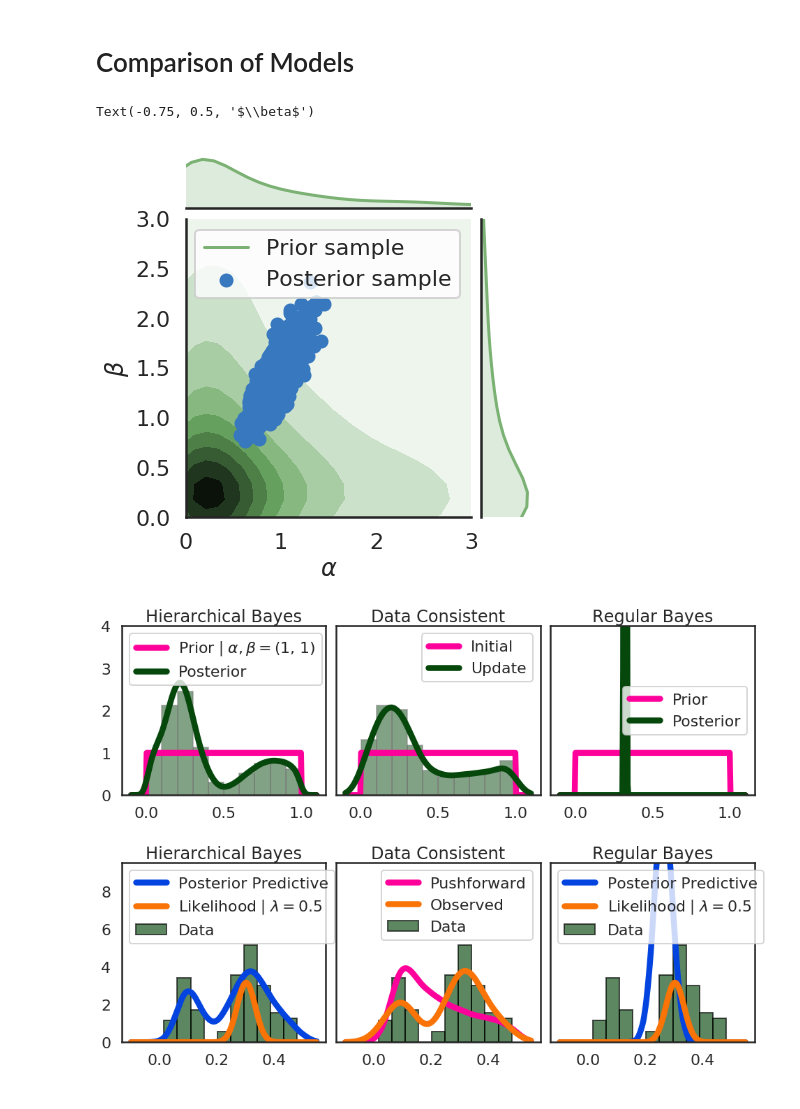
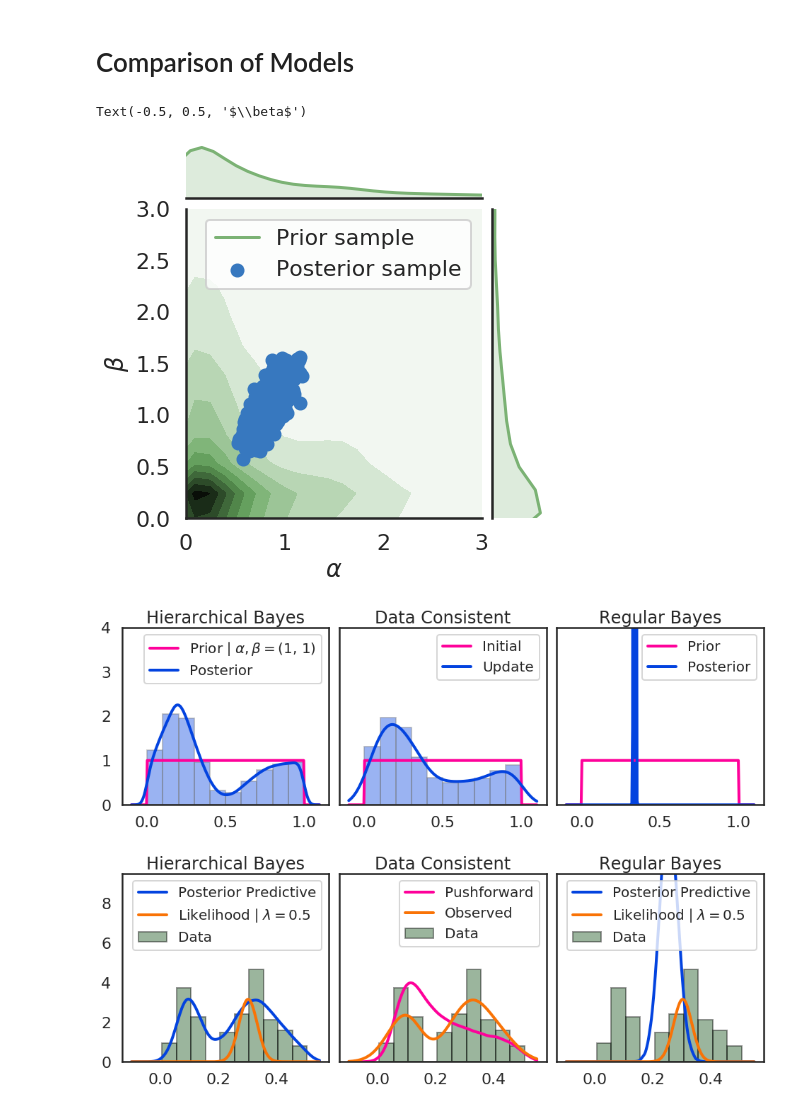
Before and after one commit to mathematicalmichael/jsm19, a Jupyter notebook: SIAM_CSE19_Poster-Distribution.ipynb, the cells around one changed output. Cells and saved outputs as stored; diff of their text form; code cells hidden in the pictures.

Commit message:
updated images.

```diff
--- a/SIAM_CSE19_Poster-Distribution.ipynb
+++ b/SIAM_CSE19_Poster-Distribution.ipynb
@@ -66,7 +63,7 @@ start_time = 1
 end_time = 3
 sigma2 = 1E-3
 sigma = np.sqrt(sigma2) # fixed noise level in the data
-data_n = 150
+data_n = 100
 sample_size = 800
 ####
 # %% [markdown]
@@ -331,11 +330,12 @@ hyper_figure.fig.set_figwidth(6.5)
 hyper_figure.ax_joint.set_xlabel('$\\alpha$')
 hyper_figure.ax_joint.set_ylabel('$\\beta$')
 # %% [output]
-Text(-0.75, 0.5, '$\\beta$')
+Text(-0.5, 0.5, '$\\beta$')
-[figure, old version]
+[figure, new version]
 # %%
-plt.rcParams.update({'font.size': 28,'lines.linewidth':8.5})
+plt.rcParams.update({'font.size': 24,'lines.linewidth':4})
 # plt.rcParams['figure.figsize'] = 20, 20
+legend_fsize = 20
 # %%
 # posterior kdes for plotting
 posterior_kde=sps.gaussian_kde(bayes_sample)
@@ -354,7 +354,7 @@ fig_objects.set_figheight(fig_objects.get_figwidth()/2.5)
 # c_prior = 'xkcd:medium green'
 # c_post = 'xkcd:windows blue'
 c_prior = 'xkcd:neon pink'
-c_post = 'xkcd:forest green'
+c_post = 'xkcd:blue'
 
 #### plot the parameter space (first row)
 x_lam = np.linspace(-0.1,1.1,250)
@@ -371,41 +371,41 @@ ax.plot(x_lam,sps.beta.pdf(x_lam,a=1,b=1),color=c_prior,
                    label='Prior$\mid \\alpha,\\beta = $'+str((1,1)))
 
 # posterior for hierarchical bayes
-ax.hist(bayes_sample,density=True,color=c_post,alpha=0.5,edgecolor='gray')
+ax.hist(bayes_sample,density=True,color=c_post,alpha=0.4,edgecolor='gray')
 ax.plot(x_lam,posterior_kde(x_lam),label='Posterior',color=c_post)
-ax.legend(loc=2)
+ax.legend(loc=1, fontsize=legend_fsize)
 ax.set_title('Hierarchical Bayes')
 
 
 ## DATA CONSISTENT
 ax = axes[1]
 # Initial for Data Consistent
 ax.plot(x_lam,lam_init.pdf(x_lam),label='Initial',color=c_prior)
 
 # Update for Data Consistent
-ax.hist(updated_sample,density=True,color=c_post,alpha=0.5,edgecolor='gray')
+ax.hist(updated_sample,density=True,color=c_post,alpha=0.4,edgecolor='gray')
 ax.plot(x_lam,updated_dist(x_lam),label='Update',color=c_post)
-ax.legend()
+ax.legend(loc=1, fontsize=legend_fsize)
 ax.set_title('Data Consistent')
 
 
 ## Bad Posterior
 ax = axes[2]
 
 # Prior for Bad Bayes
 ax.plot(x_lam,lam_init.pdf(x_lam),label='Prior',color=c_prior)
 
 # Posterior for Bad Bayes
 ax.hist(bad_bayes_sample,density=True,color=c_post, edgecolor=c_post,alpha=0.7)
 ax.plot(x_lam,bad_posterior_kde(x_lam),label='Posterior',color=c_post)
 ax.set_ylim(0,4)
-ax.legend()
+ax.legend(loc=1, fontsize=legend_fsize)
 ax.set_title('Regular Bayes')
 
 plt.tight_layout()
 plt.subplots_adjust(left=0, right = 1, wspace = 0.05)
 # %% [output]
-[figure, old version]
+[figure, new version]
 # %%
 # posterior predictive KDEs
 pp_kde=sps.gaussian_kde(pp_sample)
@@ -436,7 +436,7 @@ x_q = np.linspace(-0.1,0.55,250)
 
 for ax in axes:
     ax.hist(data_sample,density=True,label='Data',color=c_data,
-            edgecolor='xkcd:black',alpha=0.65)
+            edgecolor='xkcd:black',alpha=0.4)
 
 ## HIERARCHICAL BAYES
 # posterior predictive for hierarchical bayes
@@ -444,7 +444,7 @@ ax = axes[0]
 ax.plot(x_q,pp_kde(x_q),label='Posterior Predictive',color=c_post)
 ax.plot(x_q,1/4*likelihood_pdf.pdf(x_q),color=c_data_use,
         label='Likelihood$\mid \\lambda = 0.5$')
-ax.legend(loc=2)
+ax.legend(loc=1, fontsize=legend_fsize)
 ax.set_title('Hierarchical Bayes')
 
 
@@ -454,7 +454,7 @@ ax = axes[1]
 ax.plot(x_q,pf_dist(x_q),label='Pushforward',color=c_pf)
 ax.plot(x_q,data_dist(x_q),color=c_data_use,label='Observed')
 #ax.plot(x_q,data_dist(x_q),color=c_post, ls=':',alpha=0.5)
-ax.legend()
+ax.legend(loc=1, fontsize=legend_fsize)
 ax.set_title('Data Consistent')
 
 # ## Bad Posterior
@@ -465,7 +465,7 @@ ax.plot(x_q,bad_pp_kde(x_q),label='Posterior Predictive',color=c_post)
 ax.plot(x_q,1/4*likelihood_pdf.pdf(x_q),color=c_data_use,
         label='Likelihood$\mid \\lambda = 0.5$')
 ax.set_ylim(0,9.5)
-ax.legend(loc=2)
+ax.legend(loc=1, fontsize=legend_fsize)
 ax.set_title('Regular Bayes')
 
 plt.tight_layout()
@@ -480,7 +480,7 @@ plt.subplots_adjust(left=0, right = 1, wspace = 0.05)
 #               # expressed as a fraction of the average axis height
 # )
 # %% [output]
-[figure, old version]
+[figure, new version]
 # %%
 final_fig, axes = plt.subplots(1,2)
 final_fig.set_figwidth(32/2.54)
```
Also changed, not shown: parts of 15 cells of this notebook, 4 other files.
